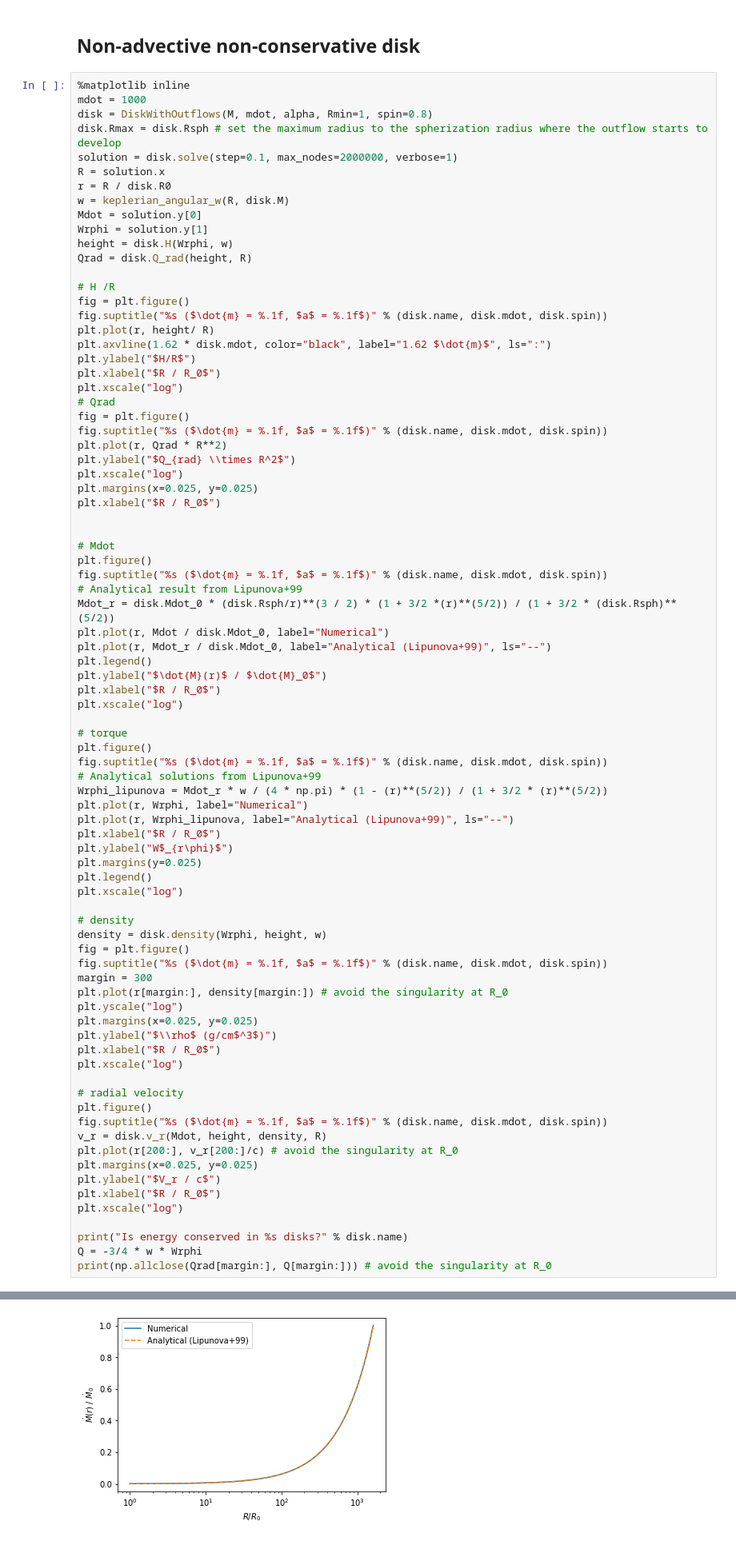
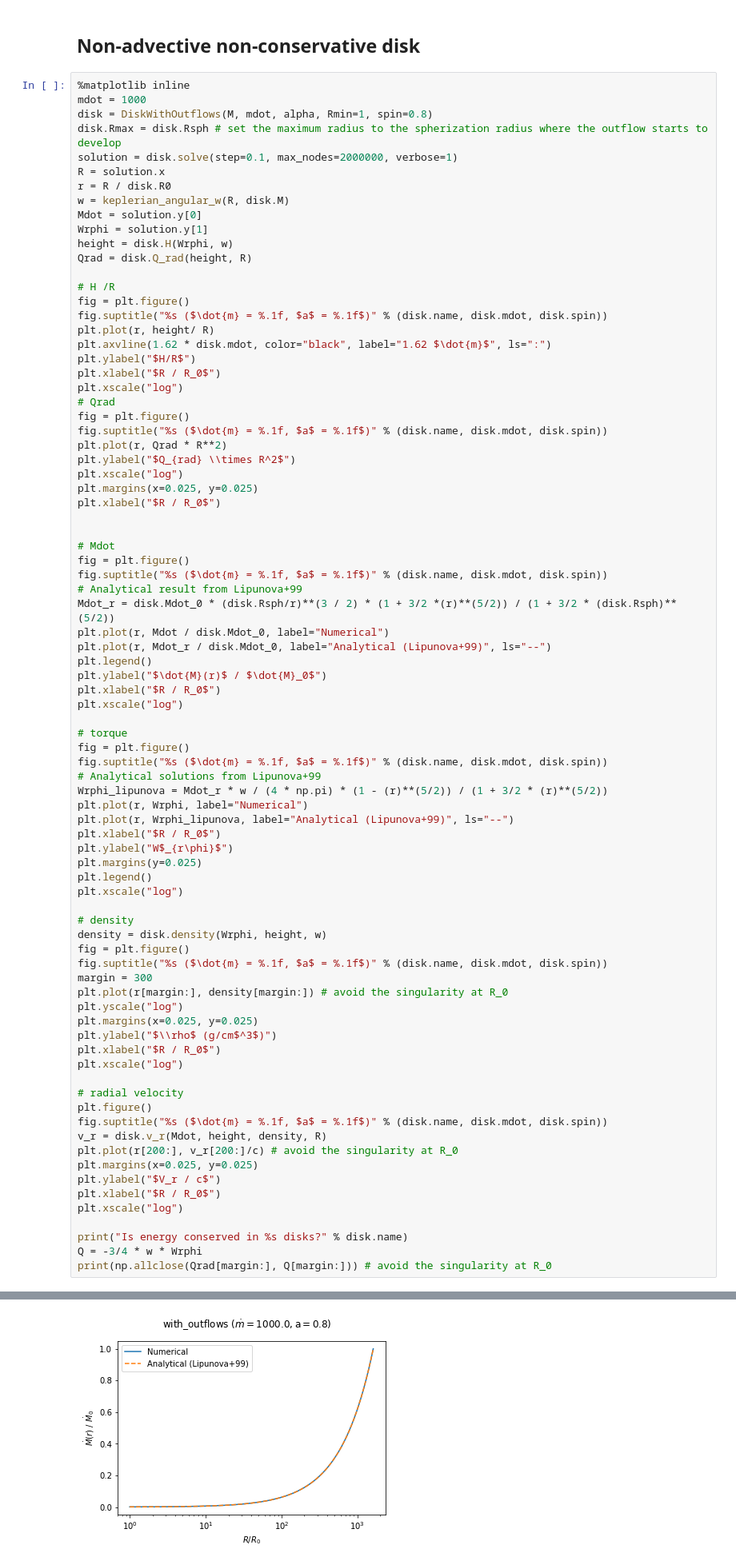
Before and after one commit to andresgur/lipunova, a Jupyter notebook: accretion_disks.ipynb, the cells around one changed output, grey strips where cells are left out. Shown at 80% size. Saved outputs shown, nothing was run; the diff lists cells and outputs as text.

```diff
--- a/accretion_disks.ipynb
+++ b/accretion_disks.ipynb
@@ -238,7 +238,7 @@ plt.xlabel("$R / R_0$")
 
 
 # Mdot
-plt.figure()
+fig = plt.figure()
 fig.suptitle("%s ($\dot{m} = %.1f, $a$ = %.1f$)" % (disk.name, disk.mdot, disk.spin))
 # Analytical result from Lipunova+99
 Mdot_r = disk.Mdot_0 * (disk.Rsph/r)**(3 / 2) * (1 + 3/2 *(r)**(5/2)) / (1 + 3/2 * (disk.Rsph)**(5/2))
@@ -250,7 +250,7 @@ plt.xlabel("$R / R_0$")
 plt.xscale("log")
 
 # torque
-plt.figure()
+fig = plt.figure()
 fig.suptitle("%s ($\dot{m} = %.1f, $a$ = %.1f$)" % (disk.name, disk.mdot, disk.spin))
 # Analytical solutions from Lipunova+99
 Wrphi_lipunova = Mdot_r * w / (4 * np.pi) * (1 - (r)**(5/2)) / (1 + 3/2 * (r)**(5/2))
@@ -269,31 +269,31 @@ fig.suptitle("%s ($\dot{m} = %.1f, $a$ = %.1f$)" % (disk.name, disk.mdot, disk.s
 margin = 300
 plt.plot(r[margin:], density[margin:]) # avoid the singularity at R_0
 plt.yscale("log")
 plt.margins(x=0.025, y=0.025)
 plt.ylabel("$\\rho$ (g/cm$^3$)")
 plt.xlabel("$R / R_0$")
 plt.xscale("log")
 
 # radial velocity
 plt.figure()
 fig.suptitle("%s ($\dot{m} = %.1f, $a$ = %.1f$)" % (disk.name, disk.mdot, disk.spin))
 v_r = disk.v_r(Mdot, height, density, R)
 plt.plot(r[200:], v_r[200:]/c) # avoid the singularity at R_0
 plt.margins(x=0.025, y=0.025)
 plt.ylabel("$V_r / c$")
 plt.xlabel("$R / R_0$")
 plt.xscale("log")
 
 print("Is energy conserved in %s disks?" % disk.name)
 Q = -3/4 * w * Wrphi
 print(np.allclose(Qrad[margin:], Q[margin:])) # avoid the singularity at R_0
 # %% [output]
 Disk with_outflows with M = 10.0 M_sun, dot(m) = 1000.0 and alpha = 0.1 and spin = 0.8
 Solved in 2 iterations, number of nodes 16192.
 Maximum relative residual: 8.89e-04
 Maximum boundary residual: 0.00e+00
 Is energy conserved in with_outflows disks?
 True
 [figure]
 [figure]
-[figure, old version]
+[figure, new version]
```
Also changed, not shown: parts of 1 cell of this notebook.
